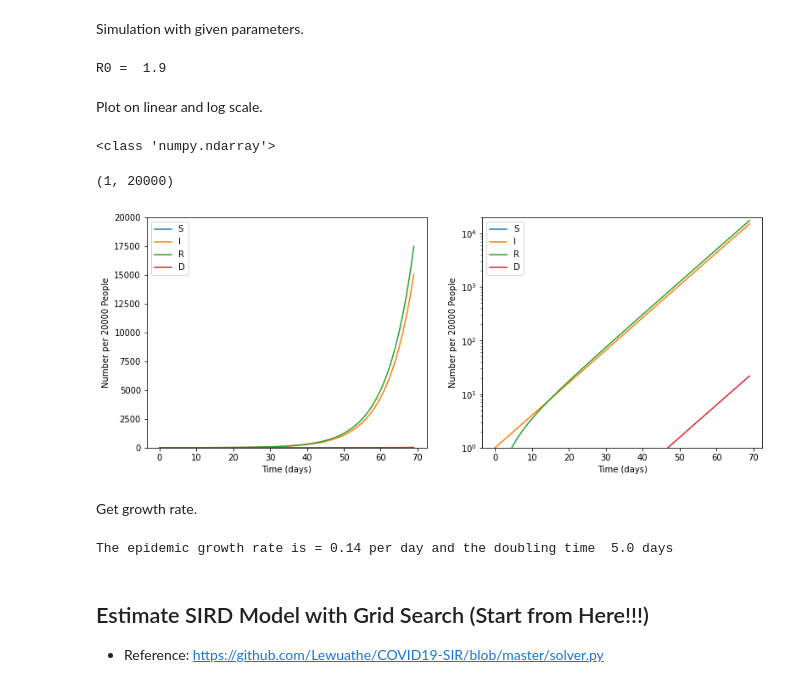
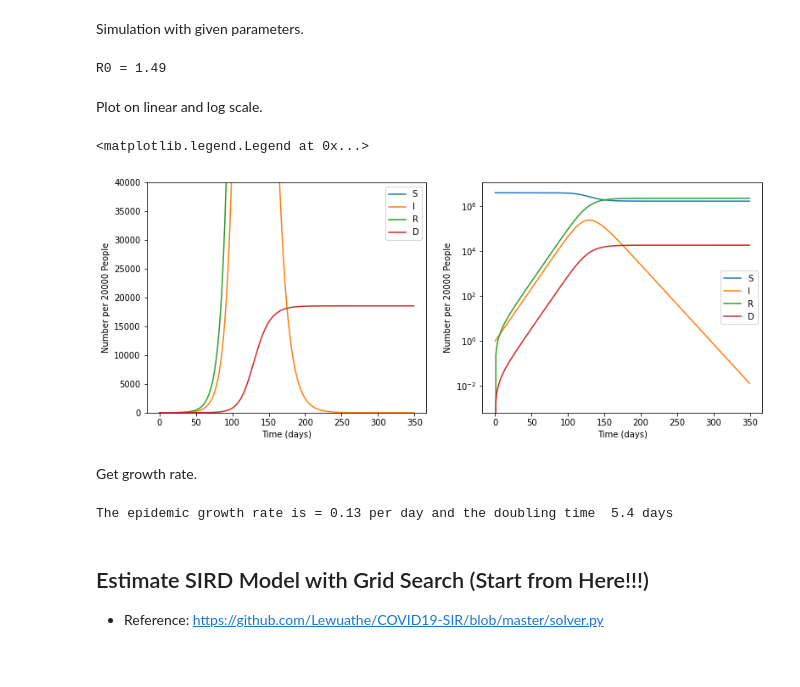
Before and after one commit to lydia7635/AI2022-Final, a Jupyter notebook: AI2022_SIRD_COVID19.ipynb, the cells around one changed output. Drawn from its saved outputs; the diff is of its cells as text; code cells hidden in the pictures.

```diff
--- a/AI2022_SIRD_COVID19.ipynb
+++ b/AI2022_SIRD_COVID19.ipynb
@@ -57,48 +57,47 @@ Simulation with given parameters.
 # Define parameters and run ODE
 
 # test for Kaohsiung
-N = 2700000
-b = 0.3 #beta
-g = 0.16 #gamma
-u = 0.0002 # mu
+N = 3975803
+b = 0.33 #beta
+g = 0.22 #gamma
+u = 0.0018 # mu
 
 #Calculate basic reproductive ratio
 R0 = b / (g + u)
 print("R0 = {0:4.2f}".format(R0))
 # %% [output]
-R0 =  1.9
+R0 = 1.49
 # %% [markdown]
 Plot on linear and log scale.
 # %%
-tmax = 70 # time length
+tmax = 350 # time length
 tvec = np.arange(0, tmax, 1)
 ic = np.zeros(3)
 ic[0] = 1
 
 soln = odeint(SIRD, ic, tvec, args=(b, g, u, N))
-soln = np.hstack((1 - np.sum(soln, axis=1, keepdims=True), soln))
+soln = np.hstack((N - np.sum(soln, axis=1, keepdims=True), soln))
 
 plt.figure(figsize=(13, 5))
 plt.subplot(1, 2, 1)
 plt.plot(tvec, soln)
 plt.xlabel("Time (days)")
 plt.ylabel("Number per 20000 People")
 plt.legend(("S", "I", "R", "D"))
-plt.ylim([0, 20000])
+plt.ylim([0, 40000])
 
 #Same plot but on log scale
 plt.subplot(1, 2, 2)
 plt.plot(tvec, soln)
 plt.semilogy()
 plt.xlabel("Time (days)")
 plt.ylabel("Number per 20000 People")
 plt.legend(("S", "I", "R", "D"))
-plt.ylim([1, 20000])
+# plt.ylim([1, 200000])
 #plt.tight_layout()
 # %% [output]
-<class 'numpy.ndarray'>
+<matplotlib.legend.Legend at 0x...>
-(1, 20000)
-[figure, old version]
+[figure, new version]
 # %% [markdown]
 Get growth rate.
 # %%
@@ -118,7 +117,7 @@ def growth_rate(tvec, soln, t1, t2, i):
 (r, DoublingTime)=growth_rate(tvec, soln, 10, 20, 1)
 print("The epidemic growth rate is = {0:4.2f} per day and the doubling time {1:4.1f} days ".format(r, DoublingTime))
 # %% [output]
-The epidemic growth rate is = 0.14 per day and the doubling time  5.0 days
+The epidemic growth rate is = 0.13 per day and the doubling time  5.4 days
 # %% [markdown]
 ## Estimate SIRD Model with Grid Search (Start from Here!!!)
 * Reference: https://github.com/Lewuathe/COVID19-SIR/blob/master/solver.py
```
Also changed, not shown: parts of 6 cells of this notebook.
